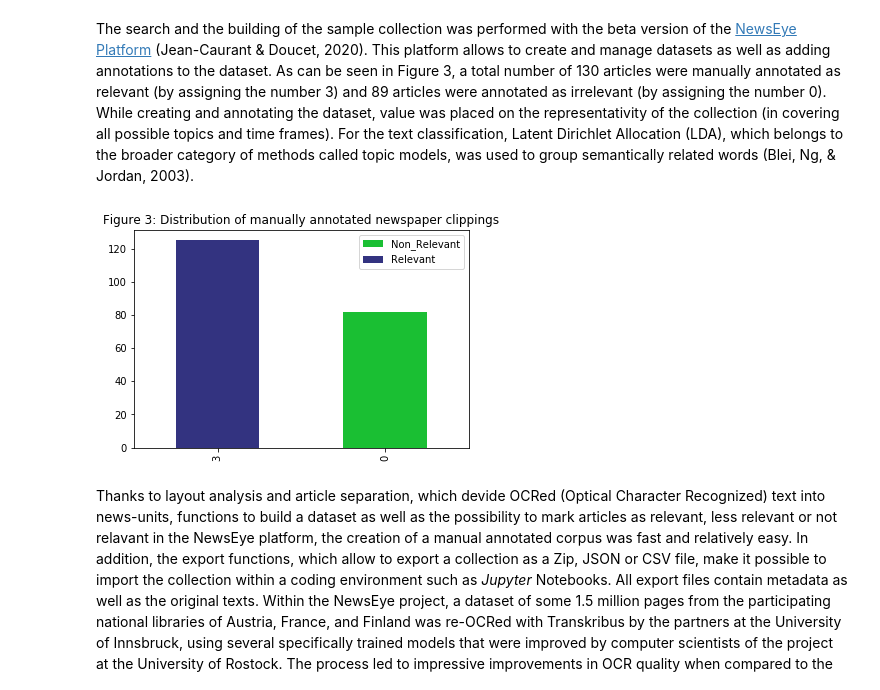
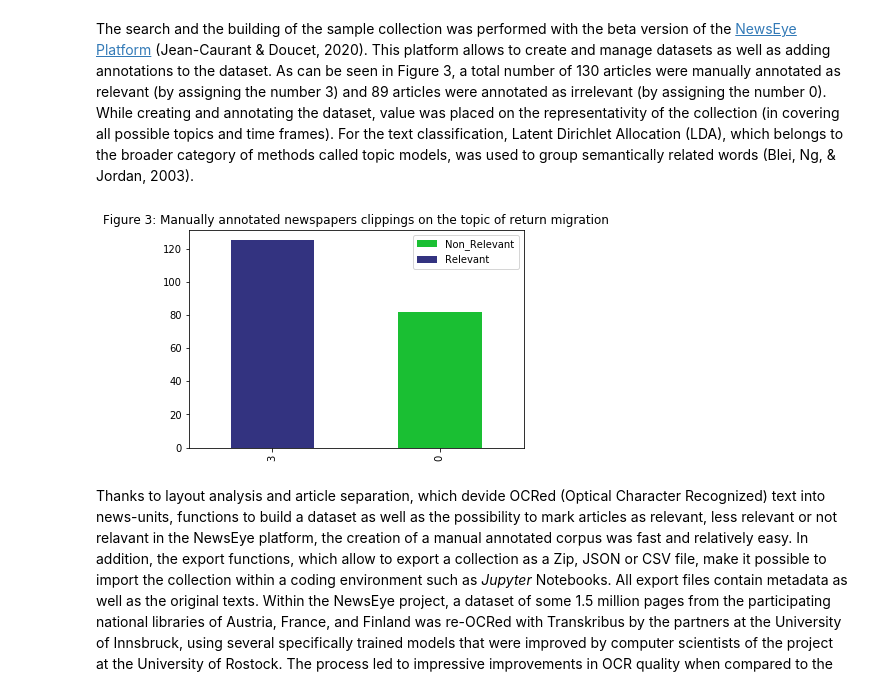
Before and after one commit to soberbichler/Topic-specific-corpus-building_OberbichlerPfanzelter, a Jupyter notebook: news_article_similarity_remigration_notebook.ipynb, the cells around one changed output. Drawn from its saved outputs; the diff is of its cells as text; code cells hidden in the pictures.

```diff
--- a/news_article_similarity_remigration_notebook.ipynb
+++ b/news_article_similarity_remigration_notebook.ipynb
@@ -70,7 +70,7 @@ import re
 import re, numpy as np, pandas as pd
 import csv
 from pprint import pprint
-df = pd.read_csv('export_returnmigration_16_04_2021_21_35.csv', usecols = ['text','relevancy'])
+df = pd.read_csv('data/export_returnmigration_16_04_2021_21_35.csv', usecols = ['text','relevancy'])
 df['text'][56]
 # %% [output]
 '* Rückwanderer aus Amerika. Samstag früh sind\n250 Amerikarückwanderer, zumeist österreichisch=ungarische Staatsangehörige, mit einem Zuge im Ostbahnhof angekommen. Die\nLeute, Männer, Frauen und Kin ...
@@ -99,15 +99,15 @@ The search and the building of the sample collection was performed with the beta
 # %%
 %matplotlib inline
 import matplotlib.pyplot as plt
 my_colors = [(0.20,0.200,0.50), (0.100, 0.75, 0.200)]
 
 df.relevancy.value_counts().plot(kind='bar', color = (0.100, 0.75, 0.20))
 df.relevancy.value_counts().plot(kind='bar', color = my_colors)
 
 plt.legend(['Non_Relevant', 'Relevant'])
 
-plt.title('Figure 3: Distribution of manually annotated newspaper clippings')
+plt.title('Figure 3: Manually annotated newspapers clippings on the topic of return migration')
 plt.show()
 # %% [output]
-[figure, old version]
+[figure, new version]
 # %% [markdown]
```
Also changed, not shown: parts of 5 cells of this notebook.
